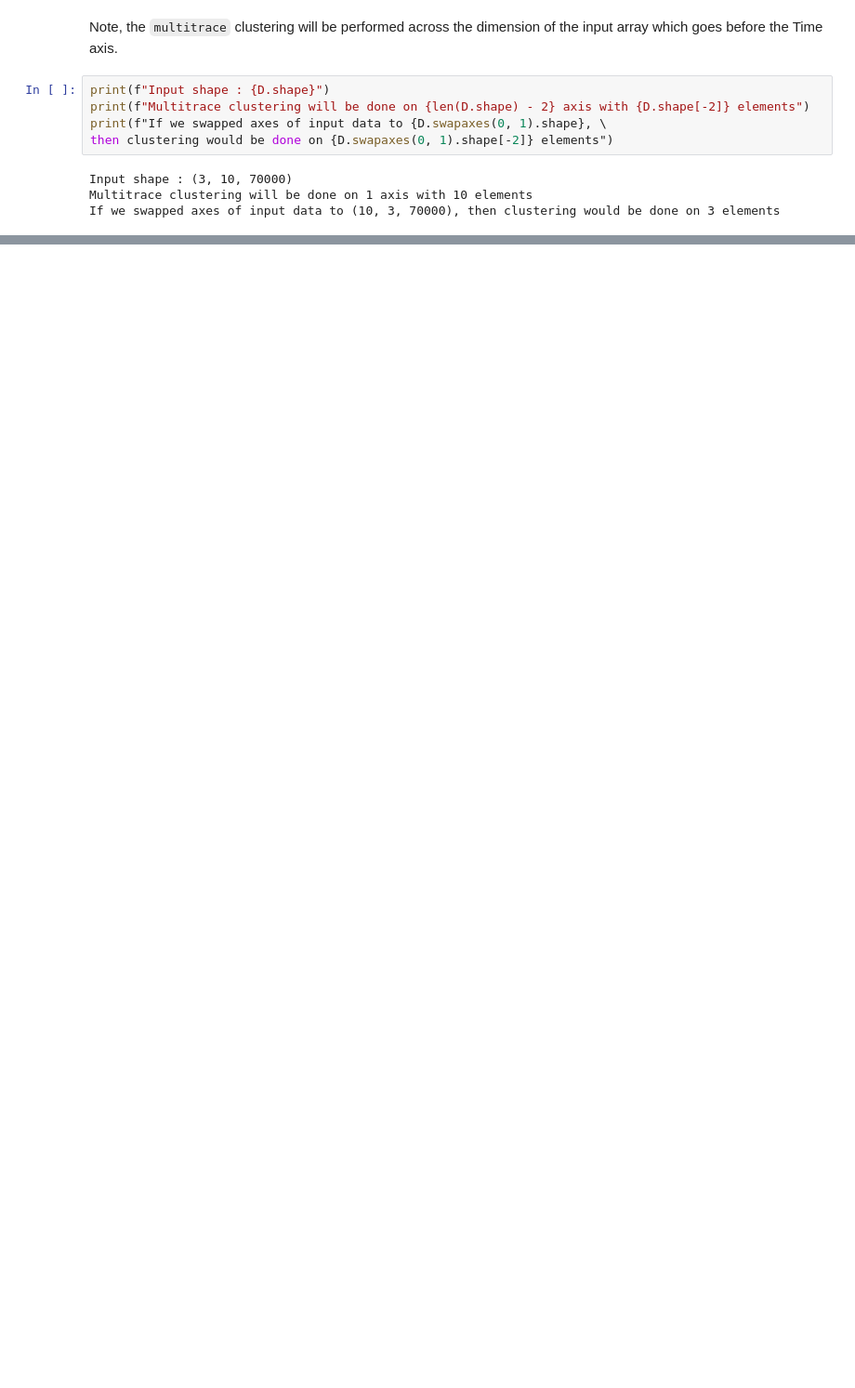
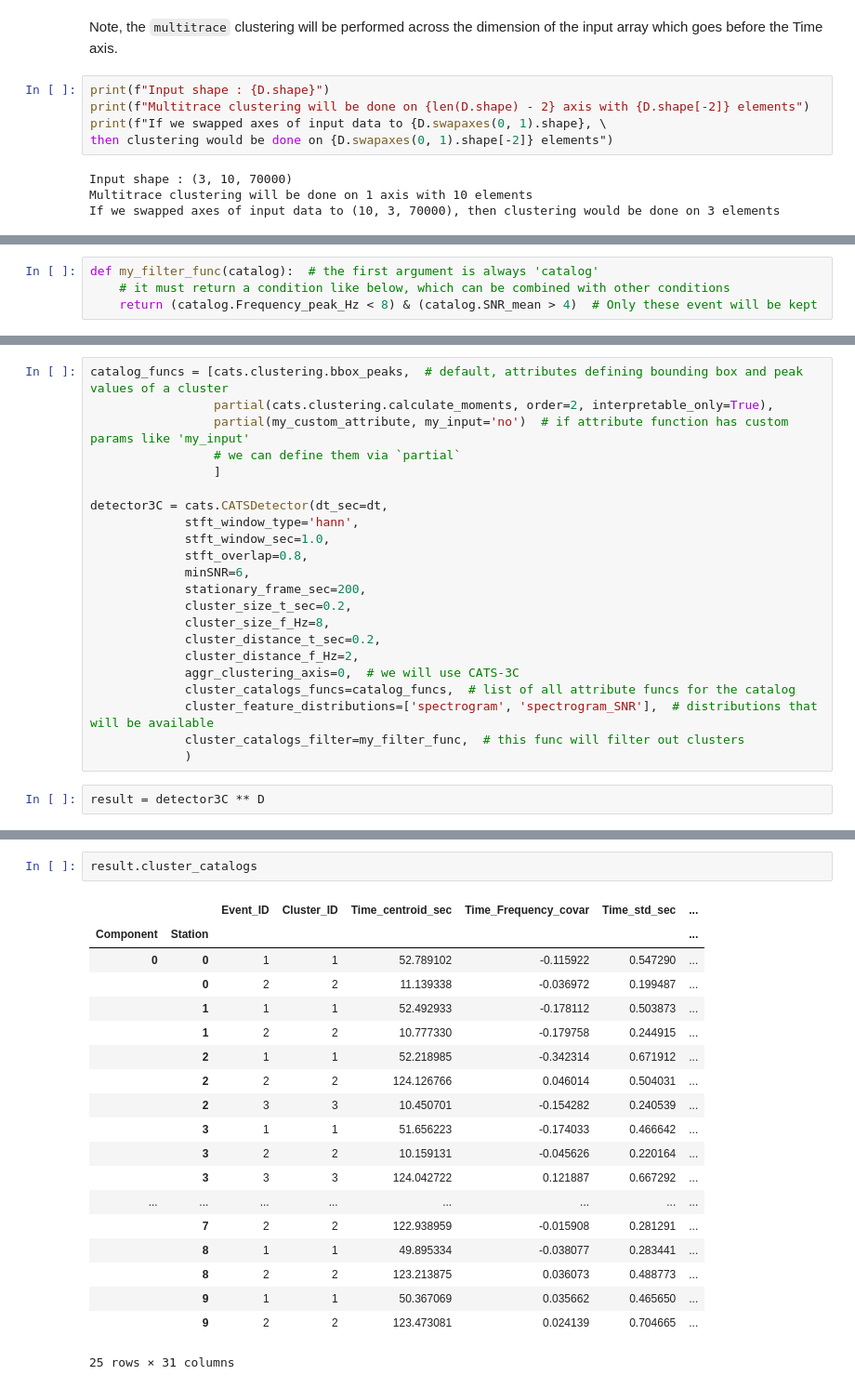
Before and after one commit to sgrubas/cats, a Jupyter notebook: tutorials/DetectionTutorial.ipynb, the cells around one changed output, grey strips where cells are left out. Shown at 93% size. Saved outputs shown, nothing was run; the diff lists cells and outputs as text; blank space fills up the shorter version.

```diff
--- a/tutorials/DetectionTutorial.ipynb
+++ b/tutorials/DetectionTutorial.ipynb
@@ -406,0 +736,4 @@ fig
+# %%
+def my_filter_func(catalog):  # the first argument is always 'catalog'
+    # it must return a condition like below, which can be combined with other conditions
+    return (catalog.Frequency_peak_Hz < 8) & (catalog.SNR_mean > 4)  # Only these event will be kept
@@ -406,0 +742,24 @@ fig
+# %%
+catalog_funcs = [cats.clustering.bbox_peaks,  # default, attributes defining bounding box and peak values of a cluster
+                 partial(cats.clustering.calculate_moments, order=2, interpretable_only=True),
+                 partial(my_custom_attribute, my_input='no')  # if attribute function has custom params like 'my_input'
+                 # we can define them via `partial`
+                 ]
+
+detector3C = cats.CATSDetector(dt_sec=dt,
+             stft_window_type='hann',
+             stft_window_sec=1.0,
+             stft_overlap=0.8,
+             minSNR=6,
+             stationary_frame_sec=200,
+             cluster_size_t_sec=0.2,
+             cluster_size_f_Hz=8,
+             cluster_distance_t_sec=0.2,
+             cluster_distance_f_Hz=2,
+             aggr_clustering_axis=0,  # we will use CATS-3C
+             cluster_catalogs_funcs=catalog_funcs,  # list of all attribute funcs for the catalog
+             cluster_feature_distributions=['spectrogram', 'spectrogram_SNR'],  # distributions that will be available
+             cluster_catalogs_filter=my_filter_func,  # this func will filter out clusters
+             )
+# %%
+result = detector3C ** D
@@ -406,0 +773,22 @@ fig
+# %%
+result.cluster_catalogs
+# %% [output]
+|  |  | Event_ID | Cluster_ID | Time_centroid_sec | Time_Frequency_covar | Time_std_sec | ... |
+| Component | Station |  |  |  |  |  | ... |
+| 0 | 0 | 1 | 1 | 52.789102 | -0.115922 | 0.547290 | ... |
+|  | 0 | 2 | 2 | 11.139338 | -0.036972 | 0.199487 | ... |
+|  | 1 | 1 | 1 | 52.492933 | -0.178112 | 0.503873 | ... |
+|  | 1 | 2 | 2 | 10.777330 | -0.179758 | 0.244915 | ... |
+|  | 2 | 1 | 1 | 52.218985 | -0.342314 | 0.671912 | ... |
+|  | 2 | 2 | 2 | 124.126766 | 0.046014 | 0.504031 | ... |
+|  | 2 | 3 | 3 | 10.450701 | -0.154282 | 0.240539 | ... |
+|  | 3 | 1 | 1 | 51.656223 | -0.174033 | 0.466642 | ... |
+|  | 3 | 2 | 2 | 10.159131 | -0.045626 | 0.220164 | ... |
+|  | 3 | 3 | 3 | 124.042722 | 0.121887 | 0.667292 | ... |
+| ... | ... | ... | ... | ... | ... | ... | ... |
+|  | 7 | 2 | 2 | 122.938959 | -0.015908 | 0.281291 | ... |
+|  | 8 | 1 | 1 | 49.895334 | -0.038077 | 0.283441 | ... |
+|  | 8 | 2 | 2 | 123.213875 | 0.036073 | 0.488773 | ... |
+|  | 9 | 1 | 1 | 50.367069 | 0.035662 | 0.465650 | ... |
+|  | 9 | 2 | 2 | 123.473081 | 0.024139 | 0.704665 | ... |
+25 rows × 31 columns
```
Also changed, not shown: parts of 55 cells of this notebook, 1 other file.
